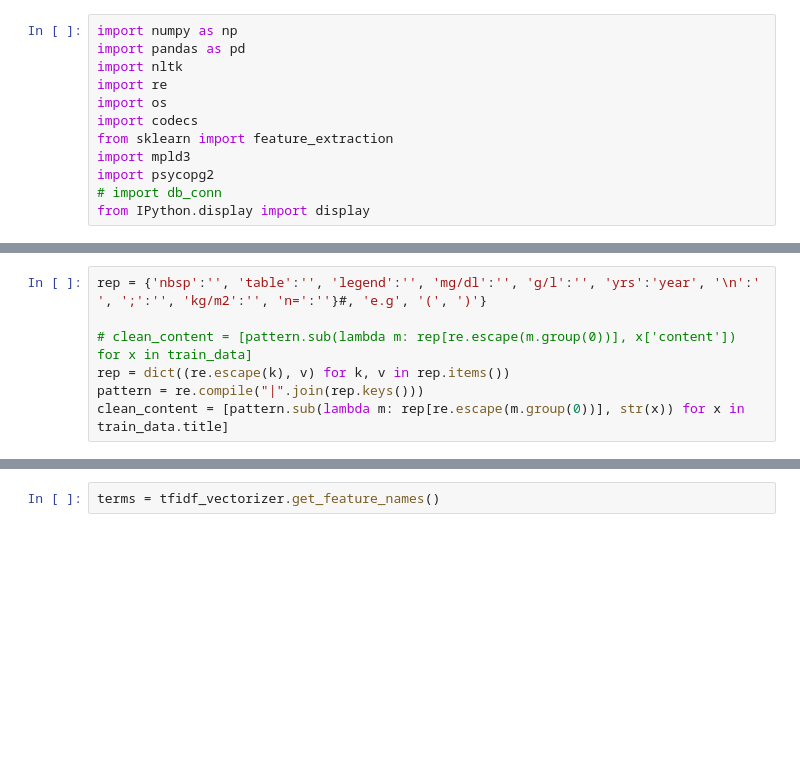
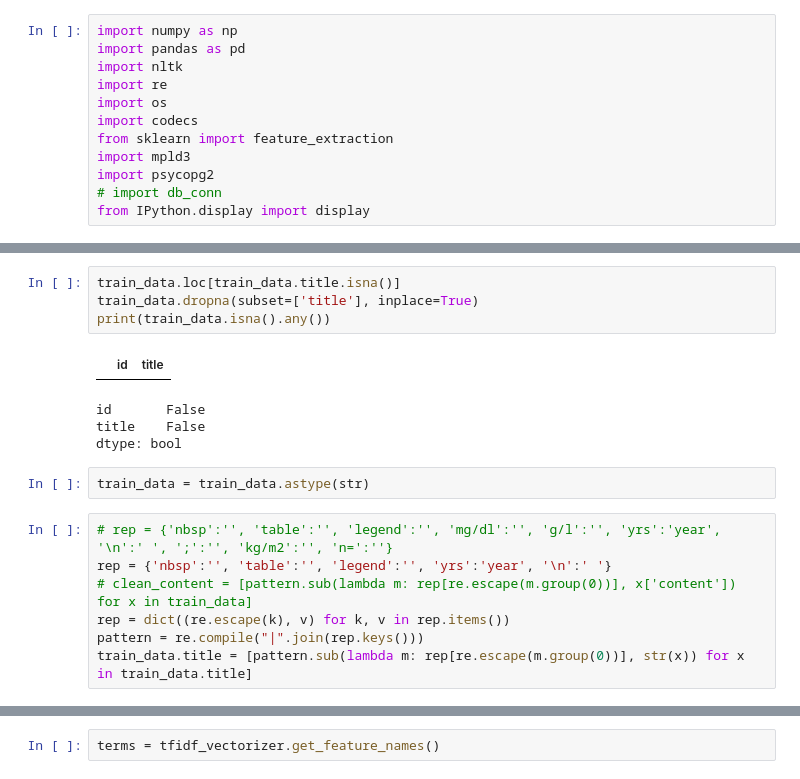
Before and after one commit to joyce04/NLP_N_Graph, a Jupyter notebook: K-means/document_clustering.ipynb, the cells around one changed output, grey strips where cells are left out. Drawn from its saved outputs; the diff is of its cells as text; blank space fills up the shorter version.

```diff
--- a/K-means/document_clustering.ipynb
+++ b/K-means/document_clustering.ipynb
@@ -60,7 +60,18 @@ train_data.head()
+# %%
+train_data.loc[train_data.title.isna()]
+train_data.dropna(subset=['title'], inplace=True)
+print(train_data.isna().any())
+# %% [output]
+|  | id | title |
+id       False
+title    False
+dtype: bool
+# %%
+train_data = train_data.astype(str)
 # %%
-rep = {'nbsp':'', 'table':'', 'legend':'', 'mg/dl':'', 'g/l':'', 'yrs':'year', '\n':' ', ';':'', 'kg/m2':'', 'n=':''}#, 'e.g', '(', ')'}
-
+# rep = {'nbsp':'', 'table':'', 'legend':'', 'mg/dl':'', 'g/l':'', 'yrs':'year', '\n':' ', ';':'', 'kg/m2':'', 'n=':''}
+rep = {'nbsp':'', 'table':'', 'legend':'', 'yrs':'year', '\n':' '}
 # clean_content = [pattern.sub(lambda m: rep[re.escape(m.group(0))], x['content']) for x in train_data]
 rep = dict((re.escape(k), v) for k, v in rep.items())
 pattern = re.compile("|".join(rep.keys()))
-clean_content = [pattern.sub(lambda m: rep[re.escape(m.group(0))], str(x)) for x in train_data.title]
+train_data.title = [pattern.sub(lambda m: rep[re.escape(m.group(0))], str(x)) for x in train_data.title]
```
Also changed, not shown: parts of 35 cells of this notebook, 1 other file.
